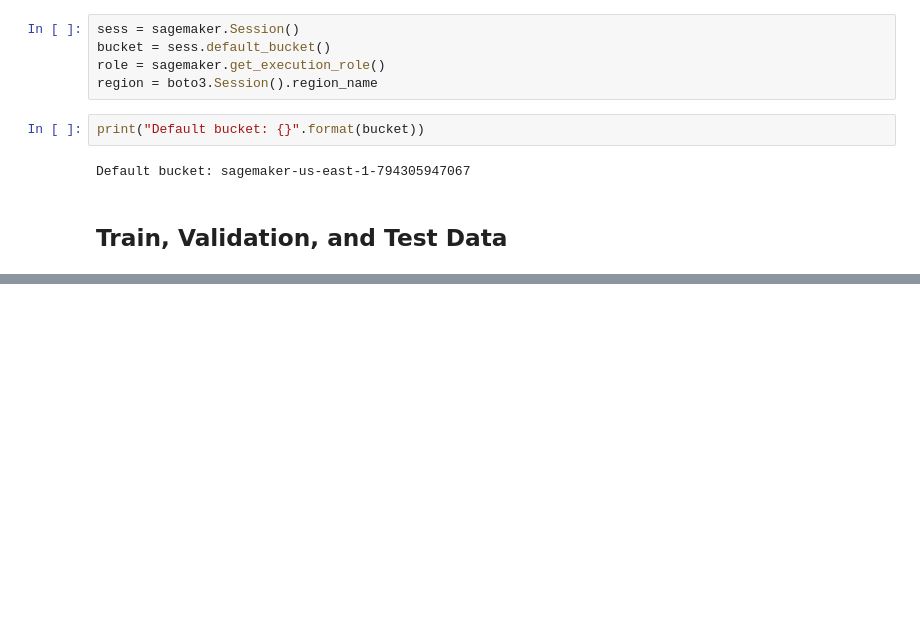
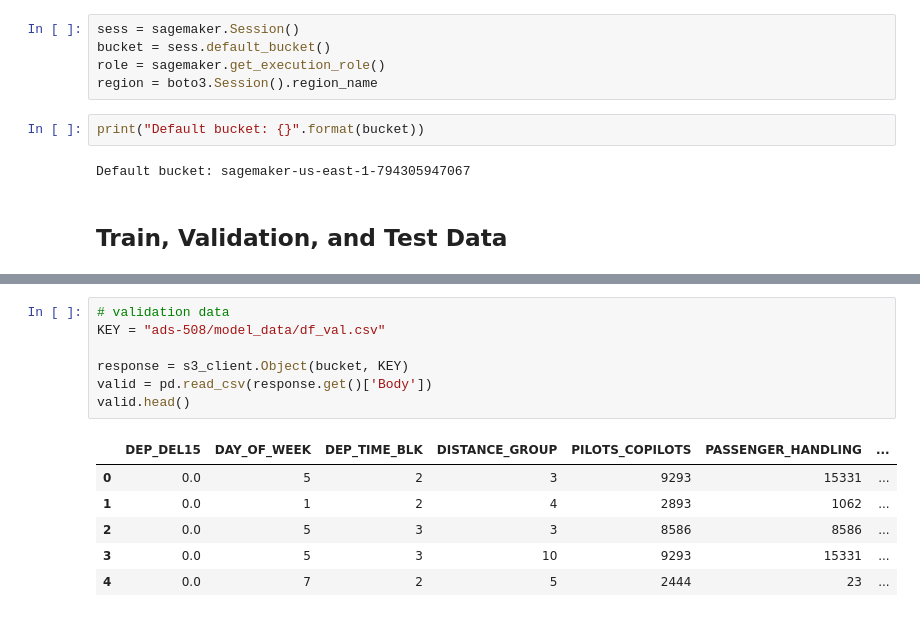
Before and after one commit to jimmy-nguyen-data-science/predicting-flight-delays, a Jupyter notebook: notebooks/05_Model_Training.ipynb, the cells around one changed output, grey strips where cells are left out. Drawn from its saved outputs; the diff is of its cells as text; blank space fills up the shorter version.

```diff
--- a/notebooks/05_Model_Training.ipynb
+++ b/notebooks/05_Model_Training.ipynb
@@ -54,0 +63,14 @@ ClientError: An error occurred (AccessDenied) when calling the GetObject operati
+# %%
+# validation data
+KEY = "ads-508/model_data/df_val.csv"
+
+response = s3_client.Object(bucket, KEY)
+valid = pd.read_csv(response.get()['Body'])
+valid.head()
+# %% [output]
+|  | DEP_DEL15 | DAY_OF_WEEK | DEP_TIME_BLK | DISTANCE_GROUP | PILOTS_COPILOTS | PASSENGER_HANDLING | ... |
+| 0 | 0.0 | 5 | 2 | 3 | 9293 | 15331 | ... |
+| 1 | 0.0 | 1 | 2 | 4 | 2893 | 1062 | ... |
+| 2 | 0.0 | 5 | 3 | 3 | 8586 | 8586 | ... |
+| 3 | 0.0 | 5 | 3 | 10 | 9293 | 15331 | ... |
+| 4 | 0.0 | 7 | 2 | 5 | 2444 | 23 | ... |
```
Also changed, not shown: parts of 16 cells of this notebook.
